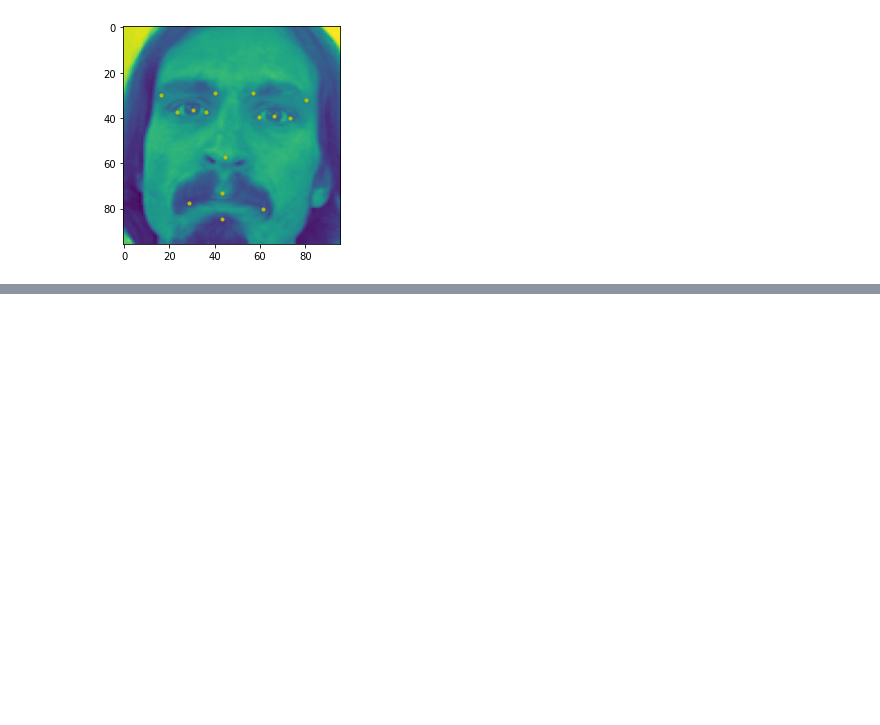
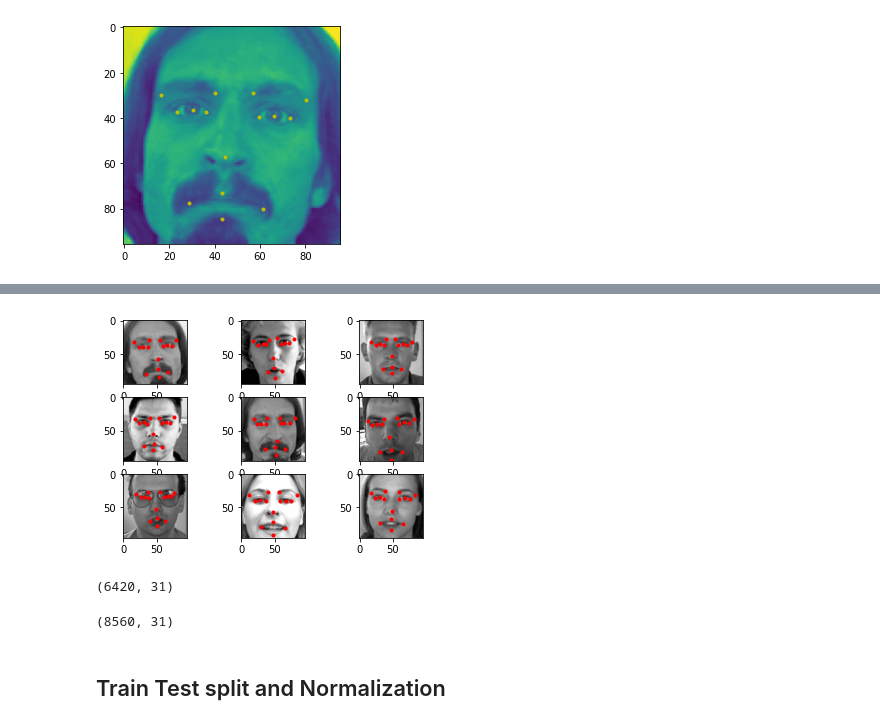
Before and after one commit to CSmahesh04/Facial_Expression_Keypoint_Detection, a Jupyter notebook: Emotion_1.ipynb, the cells around one changed output, grey strips where cells are left out. Drawn from its saved outputs; the diff is of its cells as text; code cells hidden in the pictures; blank space fills up the shorter version.

```diff
--- a/Emotion_1.ipynb
+++ b/Emotion_1.ipynb
@@ -133,0 +194,10 @@ for i in range(20):
+# %%
+fig= plt.figure()
+for i in range(9):
+    ax=fig.add_subplot(3,3,i+1)
+    plt.imshow(df_keypoints['Image'][i],cmap='gray')
+
+    for j in range(1,31,2):
+        plt.plot(df_keypoints.loc[i][j-1],df_keypoints.loc[i][j],'r.')
+# %% [output]
+[figure, added]
@@ -133,0 +207,14 @@ for i in range(20):
+# %%
+df_aug_keypoints.shape
+# %% [output]
+(6420, 31)
+# %%
+#changing value of pixels and clipping (brightening)
+df_keypoints_copy = df_keypoints.copy(deep=True)
+df_keypoints_copy['Image'] = df_keypoints_copy['Image'].apply(lambda x:np.clip(np.random.uniform(1.5, 2)* x, 0.0, 255.0))
+df_aug_keypoints = np.concatenate((df_aug_keypoints, df_keypoints_copy))
+df_aug_keypoints.shape
+# %% [output]
+(8560, 31)
+# %% [markdown]
+## Train Test split and Normalization
```
Also changed, not shown: parts of 23 cells of this notebook, 1 other file.
